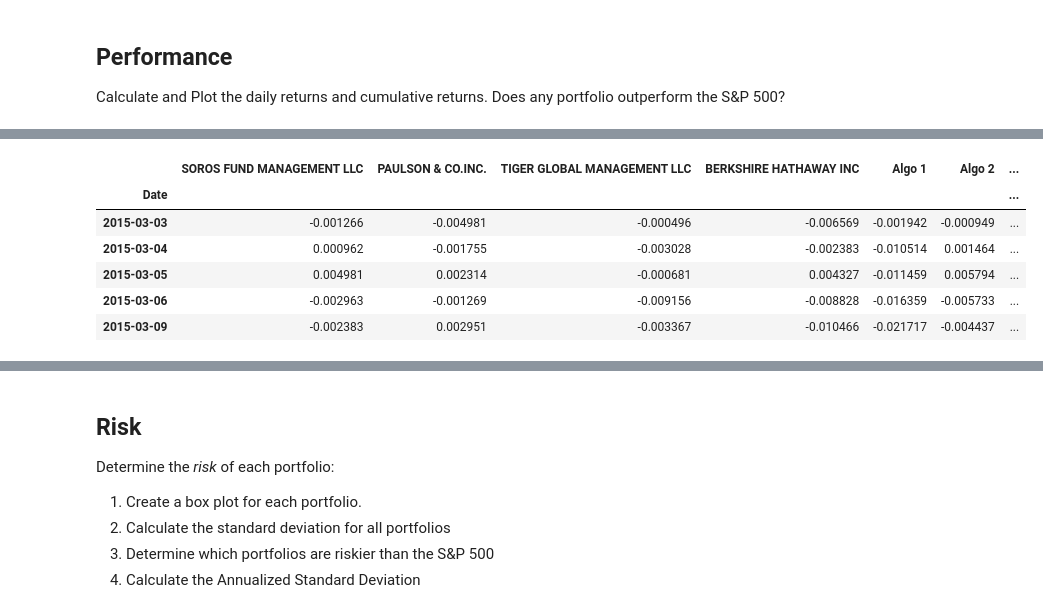
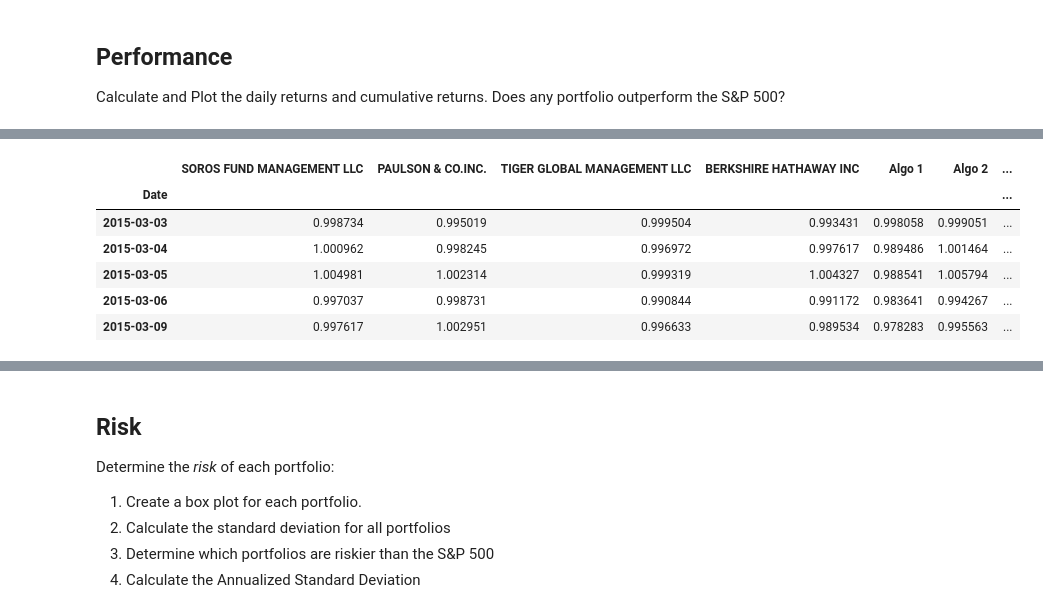
Before and after one commit to sudo-August/pandas-homework, a Jupyter notebook: whale_analysis.ipynb, the cells around one changed output, grey strips where cells are left out. Saved outputs shown, nothing was run; the diff lists cells and outputs as text; code cells hidden in the pictures.

```diff
--- a/whale_analysis.ipynb
+++ b/whale_analysis.ipynb
@@ -125,9 +125,10 @@ Read the S&P500 Historic Closing Prices and create a new daily returns DataFrame
 sp500_history_csv = Path("Resources/sp500_history.csv")
 # YOUR CODE HERE
 sp500_df = pd.read_csv(sp500_history_csv)
+sp500_df.sort_index(ascending=False, inplace=True)
 sp500_df.set_index(pd.to_datetime(sp500_df["Date"], infer_datetime_format=True), inplace=True)
 sp500_df.drop(columns=["Date"], inplace=True)
-sp500_df.tail()
+sp500_df.head()
 # %% [output]
 |  | Close |
 | Date |  |
@@ -228,14 +229,14 @@ combined_returns.plot(figsize=(15,10))
 # %%
-cumulative_returns = (1 + combined_returns).cumprod() - 1
+cumulative_returns = (1 + combined_returns).cumprod()
 cumulative_returns.head()
 # %% [output]
 |  | SOROS FUND MANAGEMENT LLC | PAULSON & CO.INC. | TIGER GLOBAL MANAGEMENT LLC | BERKSHIRE HATHAWAY INC | Algo 1 | Algo 2 | ... |
 | Date |  |  |  |  |  |  | ... |
-| 2015-03-03 | -0.001266 | -0.004981 | -0.000496 | -0.006569 | -0.001942 | -0.000949 | ... |
-| 2015-03-04 | 0.000962 | -0.001755 | -0.003028 | -0.002383 | -0.010514 | 0.001464 | ... |
-| 2015-03-05 | 0.004981 | 0.002314 | -0.000681 | 0.004327 | -0.011459 | 0.005794 | ... |
-| 2015-03-06 | -0.002963 | -0.001269 | -0.009156 | -0.008828 | -0.016359 | -0.005733 | ... |
-| 2015-03-09 | -0.002383 | 0.002951 | -0.003367 | -0.010466 | -0.021717 | -0.004437 | ... |
+| 2015-03-03 | 0.998734 | 0.995019 | 0.999504 | 0.993431 | 0.998058 | 0.999051 | ... |
+| 2015-03-04 | 1.000962 | 0.998245 | 0.996972 | 0.997617 | 0.989486 | 1.001464 | ... |
+| 2015-03-05 | 1.004981 | 1.002314 | 0.999319 | 1.004327 | 0.988541 | 1.005794 | ... |
+| 2015-03-06 | 0.997037 | 0.998731 | 0.990844 | 0.991172 | 0.983641 | 0.994267 | ... |
+| 2015-03-09 | 0.997617 | 1.002951 | 0.996633 | 0.989534 | 0.978283 | 0.995563 | ... |
 # %%
 # Plot cumulative returns
 # YOUR CODE HERE
```
Also changed, not shown: parts of 10 cells of this notebook.
